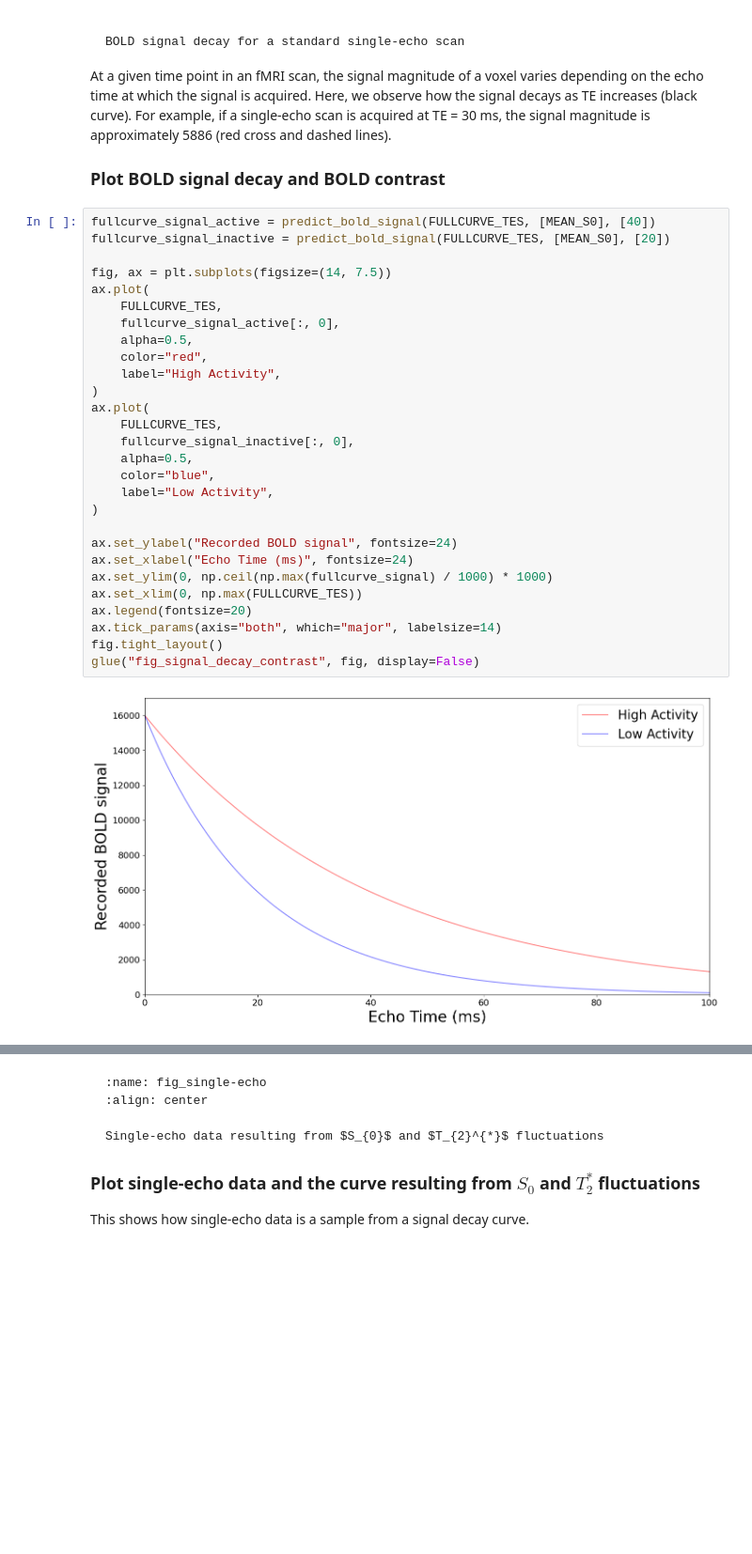
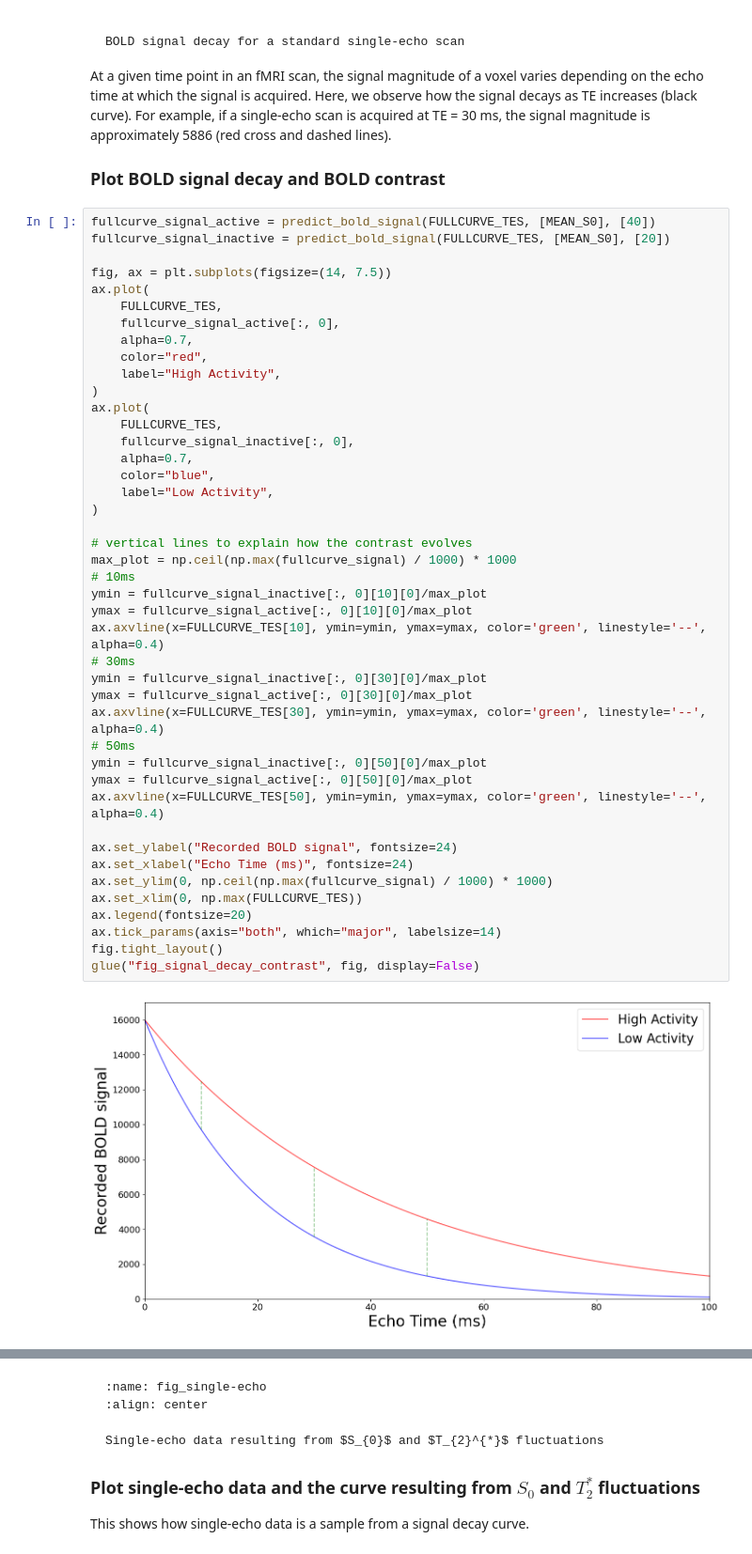
Before and after one commit to handwerkerd/multi-echo-data-analysis, a Jupyter notebook: _sources/content/Signal_Decay.ipynb, the cells around one changed output, grey strips where cells are left out. Shown at 94% size. Drawn from its saved outputs; the diff is of its cells as text; blank space fills up the shorter version.

````diff
--- a/_sources/content/Signal_Decay.ipynb
+++ b/_sources/content/Signal_Decay.ipynb
@@ -328,33 +328,48 @@ At a given time point in an fMRI scan, the signal magnitude of a voxel varies de
 # %%
 fullcurve_signal_active = predict_bold_signal(FULLCURVE_TES, [MEAN_S0], [40])
 fullcurve_signal_inactive = predict_bold_signal(FULLCURVE_TES, [MEAN_S0], [20])
 
 fig, ax = plt.subplots(figsize=(14, 7.5))
 ax.plot(
     FULLCURVE_TES,
     fullcurve_signal_active[:, 0],
-    alpha=0.5,
+    alpha=0.7,
     color="red",
     label="High Activity",
 )
 ax.plot(
     FULLCURVE_TES,
     fullcurve_signal_inactive[:, 0],
-    alpha=0.5,
+    alpha=0.7,
     color="blue",
     label="Low Activity",
 )
+
+# vertical lines to explain how the contrast evolves
+max_plot = np.ceil(np.max(fullcurve_signal) / 1000) * 1000
+# 10ms
+ymin = fullcurve_signal_inactive[:, 0][10][0]/max_plot
+ymax = fullcurve_signal_active[:, 0][10][0]/max_plot
+ax.axvline(x=FULLCURVE_TES[10], ymin=ymin, ymax=ymax, color='green', linestyle='--', alpha=0.4)
+# 30ms
+ymin = fullcurve_signal_inactive[:, 0][30][0]/max_plot
+ymax = fullcurve_signal_active[:, 0][30][0]/max_plot
+ax.axvline(x=FULLCURVE_TES[30], ymin=ymin, ymax=ymax, color='green', linestyle='--', alpha=0.4)
+# 50ms
+ymin = fullcurve_signal_inactive[:, 0][50][0]/max_plot
+ymax = fullcurve_signal_active[:, 0][50][0]/max_plot
+ax.axvline(x=FULLCURVE_TES[50], ymin=ymin, ymax=ymax, color='green', linestyle='--', alpha=0.4)
 
 ax.set_ylabel("Recorded BOLD signal", fontsize=24)
 ax.set_xlabel("Echo Time (ms)", fontsize=24)
 ax.set_ylim(0, np.ceil(np.max(fullcurve_signal) / 1000) * 1000)
 ax.set_xlim(0, np.max(FULLCURVE_TES))
 ax.legend(fontsize=20)
 ax.tick_params(axis="both", which="major", labelsize=14)
 fig.tight_layout()
 glue("fig_signal_decay_contrast", fig, display=False)
 # %% [output]
-[figure, old version]
+[figure, new version]
 # %% [markdown]
 ```{glue:figure} fig_signal_decay_contrast
 :name: fig_signal_decay_contrast
````
Also changed, not shown: parts of 9 cells of this notebook, 56 other files.
